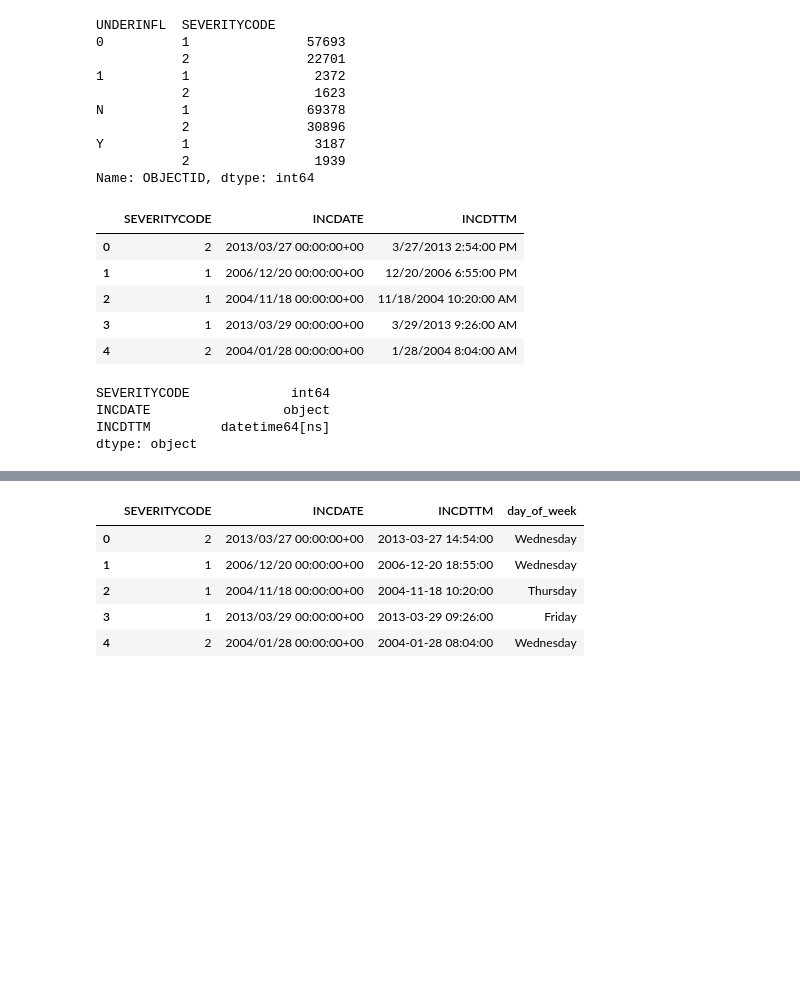
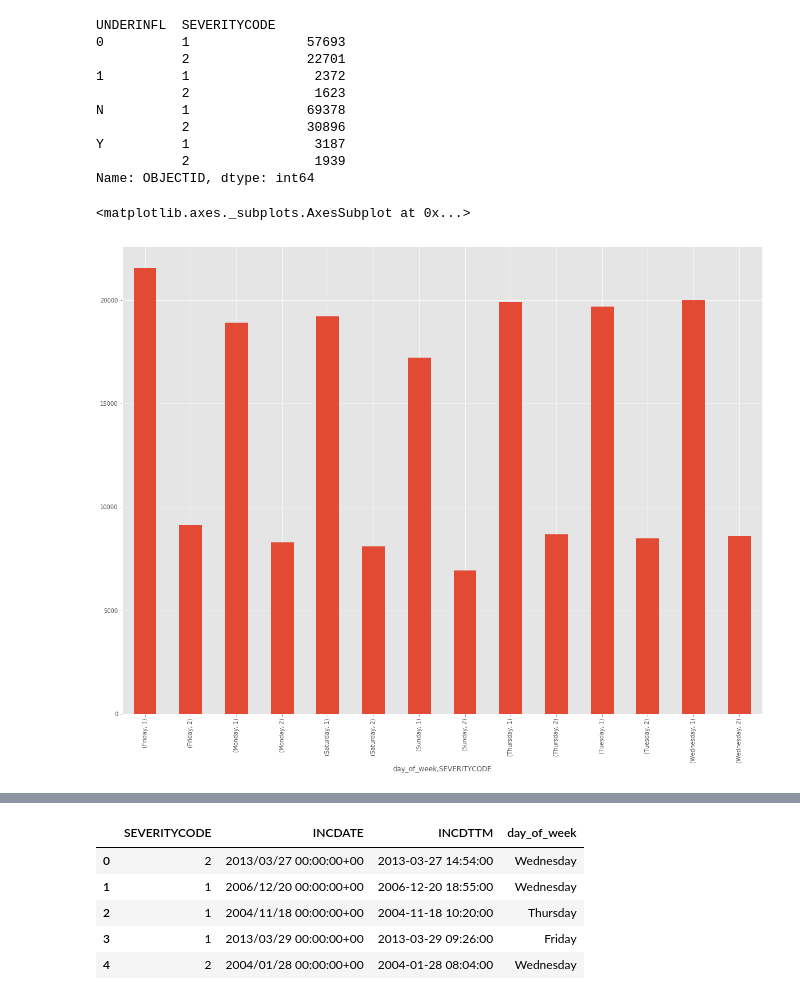
Before and after one commit to sundararumugham/Capstone, a Jupyter notebook: Project_Capstone.ipynb, the cells around one changed output, grey strips where cells are left out. Cells and saved outputs as stored; diff of their text form; code cells hidden in the pictures; blank space fills up the shorter version.

```diff
--- a/Project_Capstone.ipynb
+++ b/Project_Capstone.ipynb
@@ -242,13 +154,3 @@ N          1               69378
 Y          1                3187
            2                1939
 Name: OBJECTID, dtype: int64
-# %%
-df3=df[['SEVERITYCODE','INCDATE','INCDTTM']].copy()
-df3.head()
-# %% [output]
-|  | SEVERITYCODE | INCDATE | INCDTTM |
-| 0 | 2 | 2013/03/27 00:00:00+00 | 3/27/2013 2:54:00 PM |
-| 1 | 1 | 2006/12/20 00:00:00+00 | 12/20/2006 6:55:00 PM |
-| 2 | 1 | 2004/11/18 00:00:00+00 | 11/18/2004 10:20:00 AM |
-| 3 | 1 | 2013/03/29 00:00:00+00 | 3/29/2013 9:26:00 AM |
-| 4 | 2 | 2004/01/28 00:00:00+00 | 1/28/2004 8:04:00 AM |
@@ -257,7 +156,0 @@ df3['INCDTTM'] = pd.to_datetime(df['INCDTTM'], dayfirst=True)
-# %%
-df3.dtypes
-# %% [output]
-SEVERITYCODE             int64
-INCDATE                 object
-INCDTTM         datetime64[ns]
-dtype: object
@@ -265,0 +157,9 @@ df3['day_of_week'] = df3['INCDTTM'].dt.day_name()
+# %%
+df3=df[['SEVERITYCODE','INCDATE','INCDTTM']].copy()
+df3['INCDTTM'] = pd.to_datetime(df['INCDTTM'], dayfirst=True)
+df3['day_of_week'] = df3['INCDTTM'].dt.day_name()
+groups=df3.groupby(['day_of_week','SEVERITYCODE'])['INCDATE'].count()
+groups.plot.bar(figsize=(20,15))
+# %% [output]
+<matplotlib.axes._subplots.AxesSubplot at 0x...>
+[figure, added]
```
Also changed, not shown: parts of 58 cells of this notebook.
